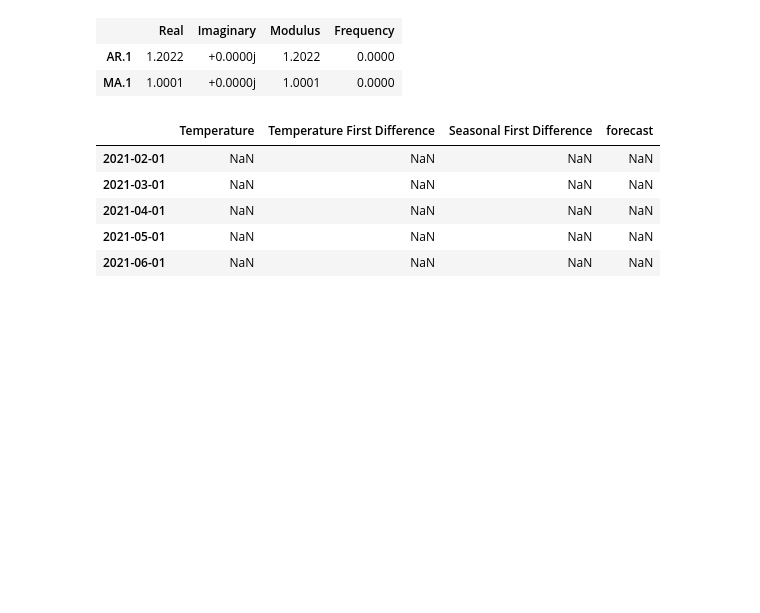
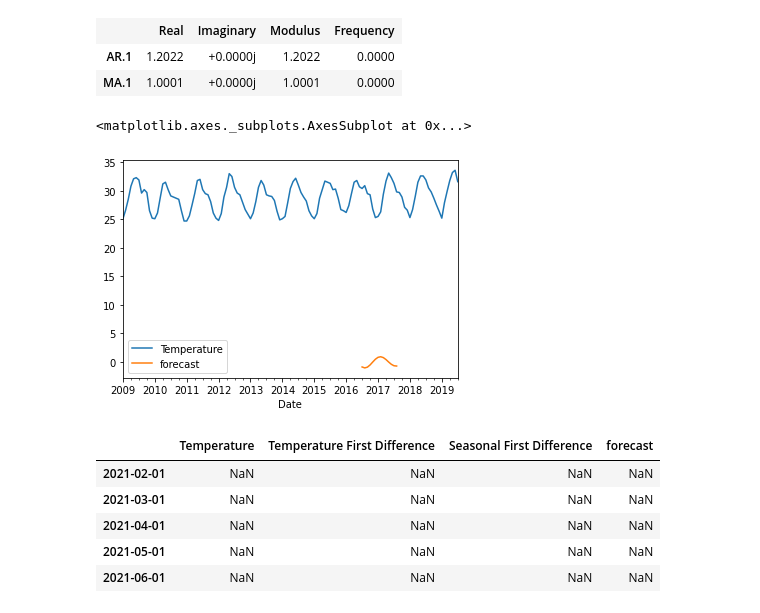
Before and after one commit to amulyaojha11/Temperature-Prediction-of-Indian-Cities, a Jupyter notebook: Prediction/Chennai.ipynb, the cells around one changed output. Saved outputs shown, nothing was run; the diff lists cells and outputs as text; code cells hidden in the pictures; blank space fills up the shorter version.

```diff
--- a/Prediction/Chennai.ipynb
+++ b/Prediction/Chennai.ipynb
@@ -195,5 +180,5 @@ from statsmodels.tsa.arima_model import ARIMA
 # %%
-model=ARIMA(df['Temperature'],order=(1,1,1))
+model=ARIMA(df['Temperature'],order=(2,1,2))
 model_fit=model.fit()
 # %%
 model_fit.summary()
@@ -216,6 +201,10 @@ Roots
 | MA.1 | 1.0001 | +0.0000j | 1.0001 | 0.0000 |
 # %%
 df['forecast']=model_fit.predict(start=90,end=103,dynamic=True)
+df[['Temperature','forecast']].plot()
+# %% [output]
+<matplotlib.axes._subplots.AxesSubplot at 0x...>
+[figure, added]
 # %%
 import statsmodels.api as sm
 # %%
```
Also changed, not shown: parts of 14 cells of this notebook.
